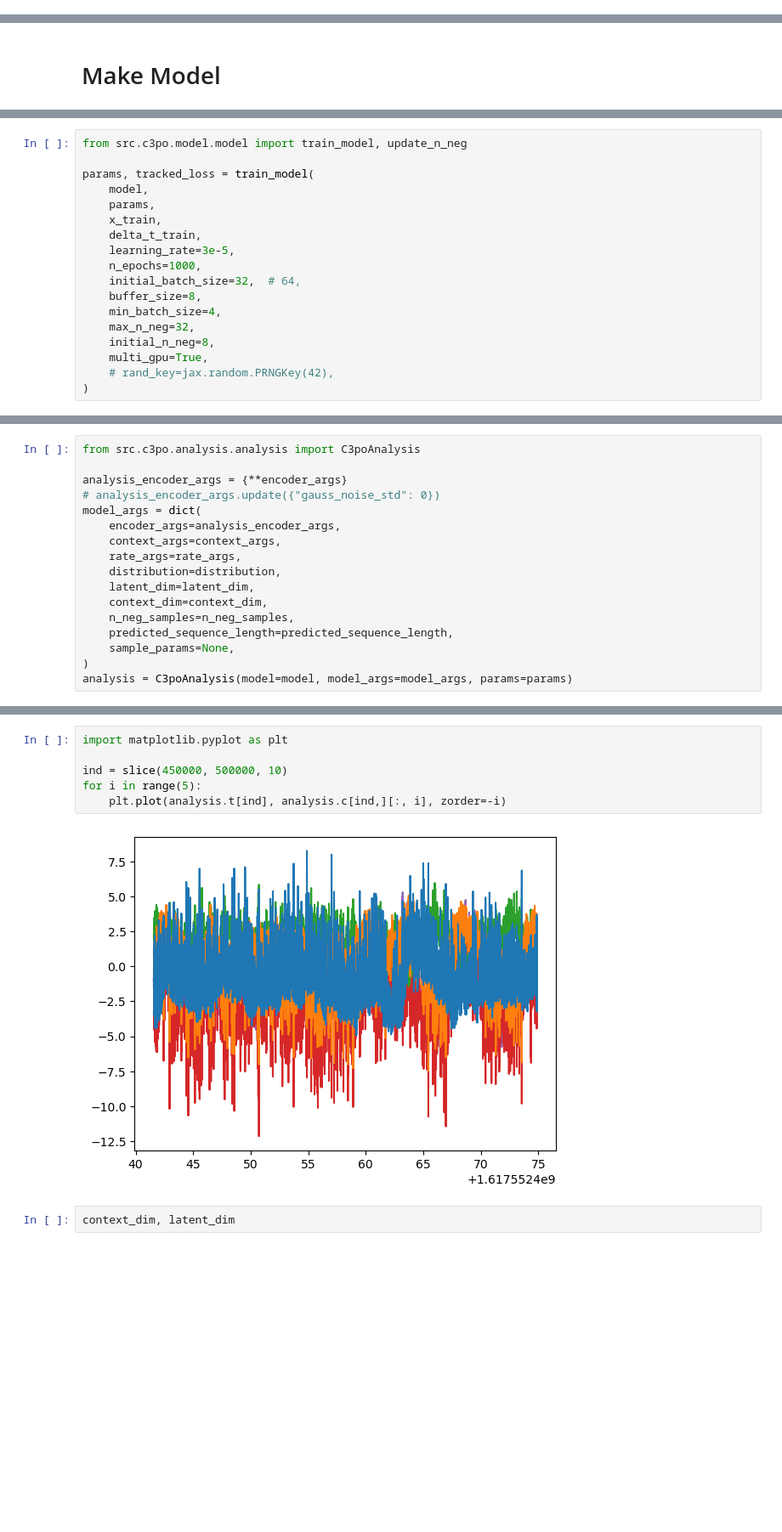
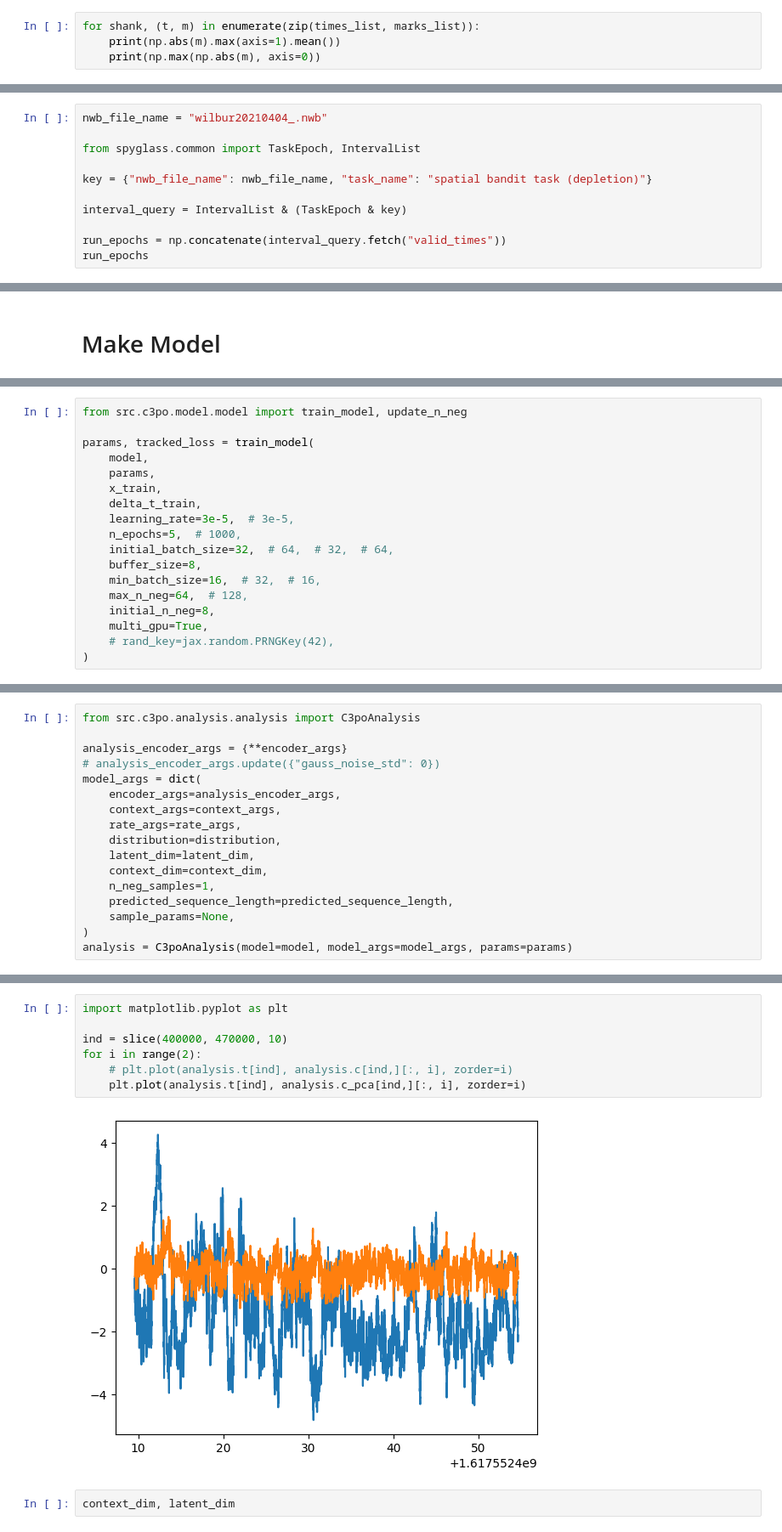
Before and after one commit to samuelbray32/c3po, a Jupyter notebook: notebooks/rat_mpfc_TRAIN.ipynb, the cells around one changed output, grey strips where cells are left out. Shown at 85% size. Saved outputs shown, nothing was run; the diff lists cells and outputs as text; blank space fills up the shorter version.

```diff
--- a/notebooks/rat_mpfc_TRAIN.ipynb
+++ b/notebooks/rat_mpfc_TRAIN.ipynb
@@ -32,0 +62,4 @@ The loaded extension(s) may not be compatible with the cached extension(s) in th
+# %%
+for shank, (t, m) in enumerate(zip(times_list, marks_list)):
+    print(np.abs(m).max(axis=1).mean())
+    print(np.max(np.abs(m), axis=0))
@@ -288,3 +391,14 @@ print(np.mean(np.sum(delta_t_train, axis=1)))
 # %% [output]
 (5434, 7000, 33) (5434, 7000)
 3508.688775984996
+# %%
+nwb_file_name = "wilbur20210404_.nwb"
+
+from spyglass.common import TaskEpoch, IntervalList
+
+key = {"nwb_file_name": nwb_file_name, "task_name": "spatial bandit task (depletion)"}
+
+interval_query = IntervalList & (TaskEpoch & key)
+
+run_epochs = np.concatenate(interval_query.fetch("valid_times"))
+run_epochs
@@ -435,12 +624,12 @@ params, tracked_loss = train_model(
     params,
     x_train,
     delta_t_train,
-    learning_rate=3e-5,
-    n_epochs=1000,
-    initial_batch_size=32,  # 64,
+    learning_rate=3e-5,  # 3e-5,
+    n_epochs=5,  # 1000,
+    initial_batch_size=32,  # 64,  # 32,  # 64,
     buffer_size=8,
-    min_batch_size=4,
-    max_n_neg=32,
+    min_batch_size=16,  # 32,  # 16,
+    max_n_neg=64,  # 128,
     initial_n_neg=8,
     multi_gpu=True,
     # rand_key=jax.random.PRNGKey(42),
@@ -471,7 +648,7 @@ model_args = dict(
     distribution=distribution,
     latent_dim=latent_dim,
     context_dim=context_dim,
-    n_neg_samples=n_neg_samples,
+    n_neg_samples=1,
     predicted_sequence_length=predicted_sequence_length,
     sample_params=None,
 )
@@ -493,11 +691,12 @@ x shape (1, 33)
 # %%
 import matplotlib.pyplot as plt
 
-ind = slice(450000, 500000, 10)
-for i in range(5):
-    plt.plot(analysis.t[ind], analysis.c[ind,][:, i], zorder=-i)
+ind = slice(400000, 470000, 10)
+for i in range(2):
+    # plt.plot(analysis.t[ind], analysis.c[ind,][:, i], zorder=i)
+    plt.plot(analysis.t[ind], analysis.c_pca[ind,][:, i], zorder=i)
 # %% [output]
-[figure, old version]
+[figure, new version]
 # %%
 context_dim, latent_dim
 # %% [output]
```
Also changed, not shown: parts of 23 cells of this notebook, 12 other files.
